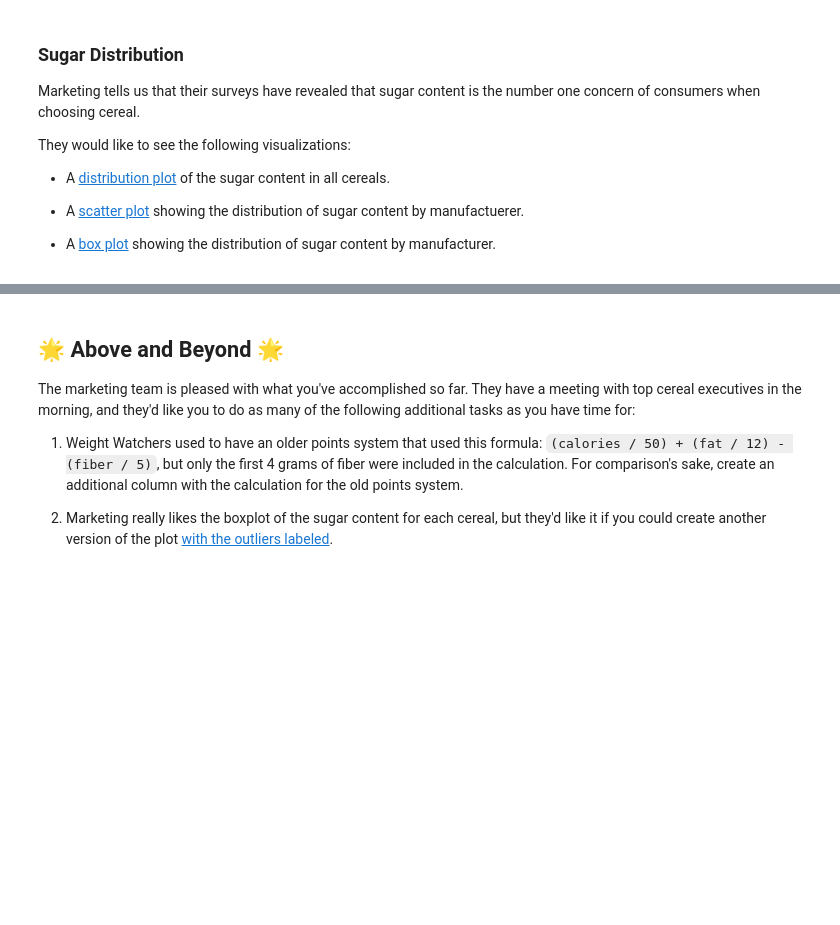
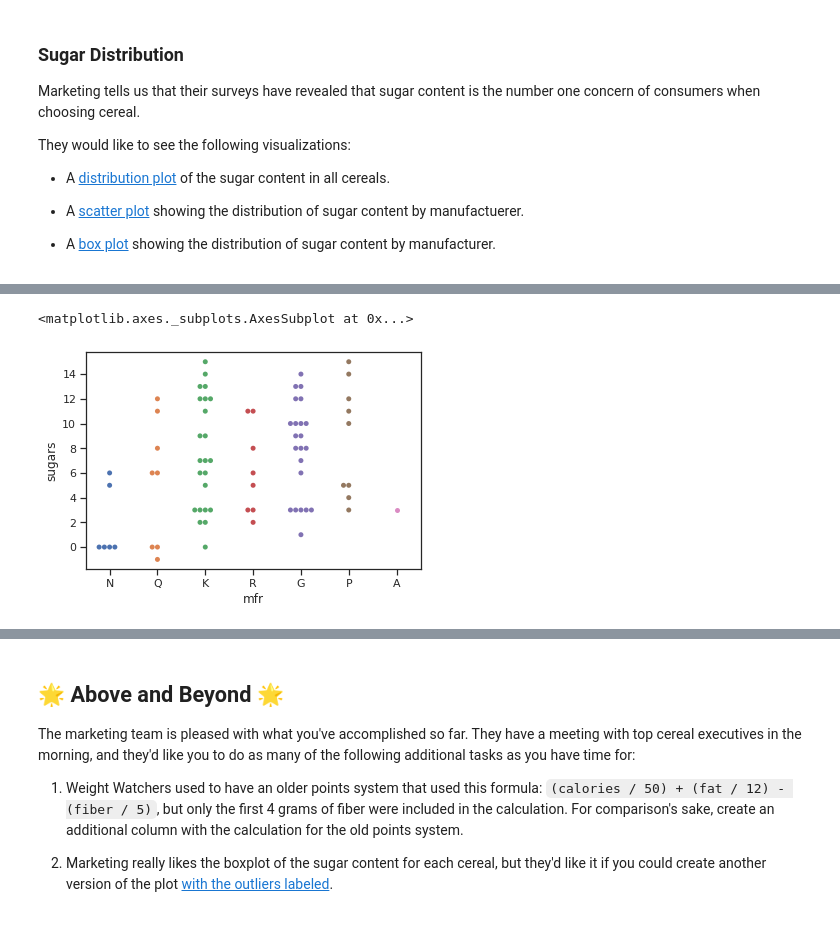
Before and after one commit to byui-cse/cse450-course, a Jupyter notebook: notebooks/Exploration_02_Solved.ipynb, the cells around one changed output, grey strips where cells are left out. Cells and saved outputs as stored; diff of their text form; code cells hidden in the pictures; blank space fills up the shorter version.

```diff
--- a/notebooks/Exploration_02_Solved.ipynb
+++ b/notebooks/Exploration_02_Solved.ipynb
@@ -94,0 +208,6 @@ They would like to see the following visualizations:
+# %%
+# We'll use the swarm variation
+sns.swarmplot(data=cereal, x='mfr', y='sugars')
+# %% [output]
+<matplotlib.axes._subplots.AxesSubplot at 0x...>
+[figure, added]
```
Also changed, not shown: parts of 13 cells of this notebook.
